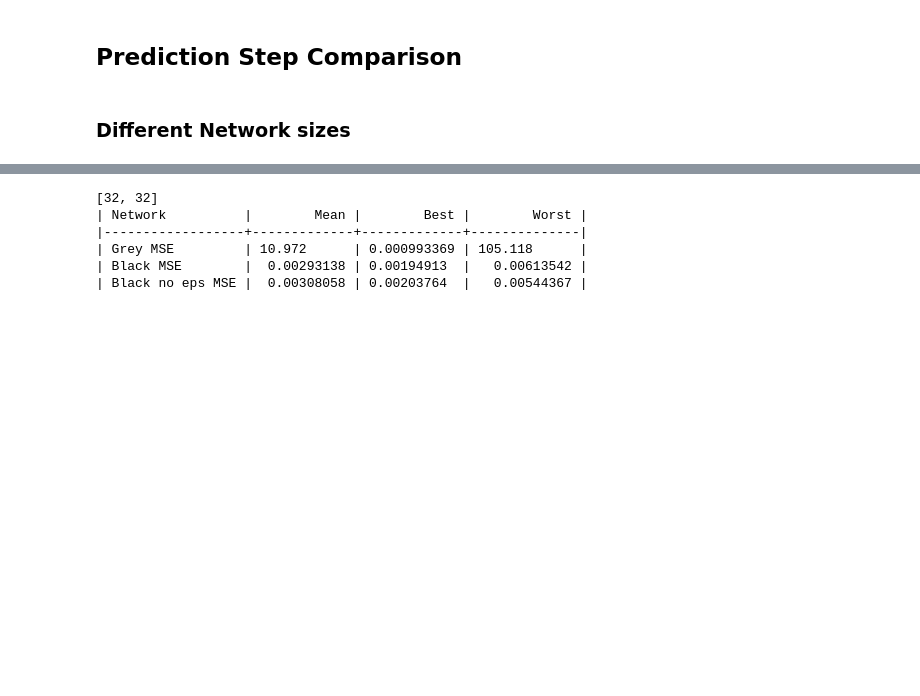
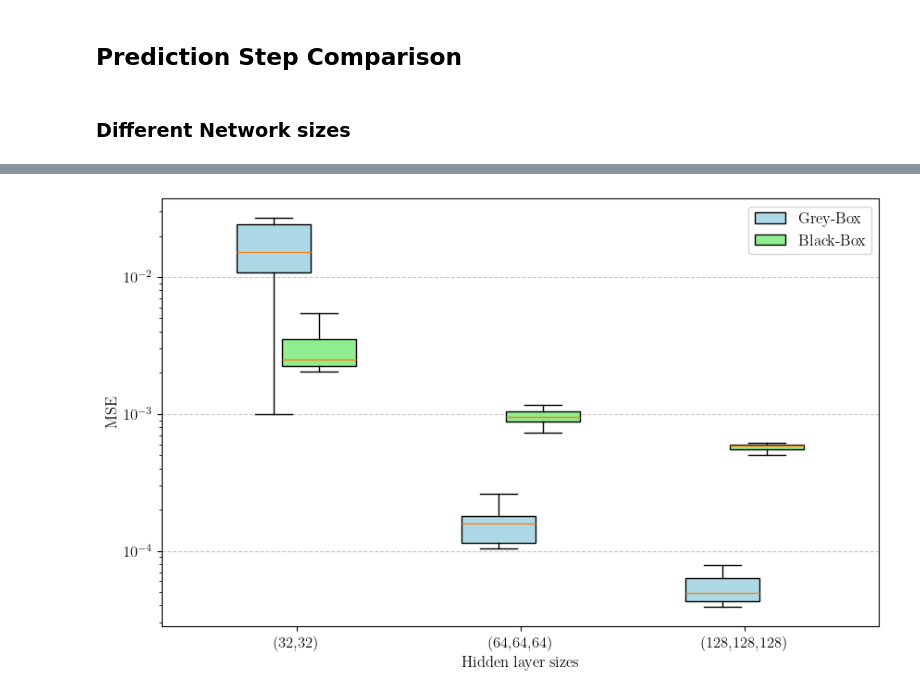
Before and after one commit to OliverSchw/dpc_project, a Jupyter notebook: final_notebooks/4.1.model_comparison_prediction.ipynb, the cells around one changed output, grey strips where cells are left out. Cells and saved outputs as stored; diff of their text form; code cells hidden in the pictures; blank space fills up the shorter version.

Commit message:
added new pictures and evaluation

```diff
--- a/final_notebooks/4.1.model_comparison_prediction.ipynb
+++ b/final_notebooks/4.1.model_comparison_prediction.ipynb
@@ -380,6 +380,6 @@ def mse_metrics(size):
 # %%
 from tabulate import tabulate
 # %%
-mse_grey,mse_black,mse_black_no_eps=mse_metrics([128,128,128,128])
-print([128,128,128,128])
-print(tabulate([['Grey MSE', jnp.mean(jnp.array(mse_grey)),jnp.min(jnp.array(mse_grey)),jnp.max(jnp.array(mse_grey))], ['Black MSE',jnp.mean(jnp.array(mse_black)),jnp.min(jnp.array(mse_black)),jnp.max(jnp.array(mse_black))],['Black no eps MSE', jnp.mean(jnp.array(mse_black_no_eps)),jnp.min(jnp.array(mse_black_no_eps)),jnp.max(jnp.array(mse_black_no_eps))]], headers=['Network', 'Mean', "Best" ,"Worst"], tablefmt='orgtbl'))
+mse_grey_big,mse_black,mse_black_no_eps_big=mse_metrics([128,128,128,128])
+#print([128,128,128,128])
+#print(tabulate([['Grey MSE', jnp.mean(jnp.array(mse_grey_big)),jnp.min(jnp.array(mse_grey_big)),jnp.max(jnp.array(mse_grey_big))], ['Black MSE',jnp.mean(jnp.array(mse_black)),jnp.min(jnp.array(mse_black)),jnp.max(jnp.array(mse_black))],['Black no eps MSE', jnp.mean(jnp.array(mse_black_no_eps)),jnp.min(jnp.array(mse_black_no_eps)),jnp.max(jnp.array(mse_black_no_eps))]], headers=['Network', 'Mean', "Best" ,"Worst"], tablefmt='orgtbl'))
@@ -393,4 +386,4 @@ print(tabulate([['Grey MSE', jnp.mean(jnp.array(mse_grey)),jnp.min(jnp.array(mse
 # %%
-mse_grey,mse_black,mse_black_no_eps=mse_metrics([64,64,64])
-print([64,64,64])
-print(tabulate([['Grey MSE', jnp.mean(jnp.array(mse_grey)),jnp.min(jnp.array(mse_grey)),jnp.max(jnp.array(mse_grey))], ['Black MSE',jnp.mean(jnp.array(mse_black)),jnp.min(jnp.array(mse_black)),jnp.max(jnp.array(mse_black))],['Black no eps MSE', jnp.mean(jnp.array(mse_black_no_eps)),jnp.min(jnp.array(mse_black_no_eps)),jnp.max(jnp.array(mse_black_no_eps))]], headers=['Network', 'Mean', "Best" ,"Worst"], tablefmt='orgtbl'))
+mse_grey_medium,mse_black,mse_black_no_eps_medium=mse_metrics([64,64,64])
+#print([64,64,64])
+#print(tabulate([['Grey MSE', jnp.mean(jnp.array(mse_grey)),jnp.min(jnp.array(mse_grey)),jnp.max(jnp.array(mse_grey))], ['Black MSE',jnp.mean(jnp.array(mse_black)),jnp.min(jnp.array(mse_black)),jnp.max(jnp.array(mse_black))],['Black no eps MSE', jnp.mean(jnp.array(mse_black_no_eps)),jnp.min(jnp.array(mse_black_no_eps)),jnp.max(jnp.array(mse_black_no_eps))]], headers=['Network', 'Mean', "Best" ,"Worst"], tablefmt='orgtbl'))
@@ -404,11 +390,59 @@ print(tabulate([['Grey MSE', jnp.mean(jnp.array(mse_grey)),jnp.min(jnp.array(mse
 # %%
-mse_grey,mse_black,mse_black_no_eps=mse_metrics([32,32])
-print([32,32])
-print(tabulate([['Grey MSE', jnp.mean(jnp.array(mse_grey)),jnp.min(jnp.array(mse_grey)),jnp.max(jnp.array(mse_grey))], ['Black MSE',jnp.mean(jnp.array(mse_black)),jnp.min(jnp.array(mse_black)),jnp.max(jnp.array(mse_black))],['Black no eps MSE', jnp.mean(jnp.array(mse_black_no_eps)),jnp.min(jnp.array(mse_black_no_eps)),jnp.max(jnp.array(mse_black_no_eps))]], headers=['Network', 'Mean', "Best" ,"Worst"], tablefmt='orgtbl'))
+mse_grey_small,mse_black,mse_black_no_eps_small=mse_metrics([32,32])
+#print([32,32])
+#print(tabulate([['Grey MSE', jnp.mean(jnp.array(mse_grey)),jnp.min(jnp.array(mse_grey)),jnp.max(jnp.array(mse_grey))], ['Black MSE',jnp.mean(jnp.array(mse_black)),jnp.min(jnp.array(mse_black)),jnp.max(jnp.array(mse_black))],['Black no eps MSE', jnp.mean(jnp.array(mse_black_no_eps)),jnp.min(jnp.array(mse_black_no_eps)),jnp.max(jnp.array(mse_black_no_eps))]], headers=['Network', 'Mean', "Best" ,"Worst"], tablefmt='orgtbl'))
-# %% [output]
-[32, 32]
-| Network          |        Mean |        Best |        Worst |
-|------------------+-------------+-------------+--------------|
-| Grey MSE         | 10.972      | 0.000993369 | 105.118      |
-| Black MSE        |  0.00293138 | 0.00194913  |   0.00613542 |
-| Black no eps MSE |  0.00308058 | 0.00203764  |   0.00544367 |
+# %%
+tex_fonts = {
+    # Use LaTeX to write all text
+    "text.usetex": True,
+    "font.family": "serif",
+    'font.serif' : 'Computer Modern Roman',
+    # Use 10pt font in plots, to match 10pt font in document
+    "axes.labelsize": 12,
+    "font.size": 12,
+    # Make the legend/label fonts a little smaller
+    "legend.fontsize": 12,
+    "xtick.labelsize": 12,
+    "ytick.labelsize": 12,
+}
+plt.rcParams.update(tex_fonts)
+
+# Daten gruppieren: Jeweils gleiche Größen nebeneinander
+data = [
+    mse_grey_small, mse_black_no_eps_small,
+    mse_grey_medium, mse_black_no_eps_medium,
+    mse_grey_big, mse_black_no_eps_big
+]
+
+size_labels = [r"(32,32)", r"(64,64,64)", r"(128,128,128)"]
+positions = [1, 1.2, 2, 2.2, 3, 3.2]  # Leicht versetzte Positionen
+
+# Farben definieren
+colors = ["lightblue", "lightgreen"]
+
+# Boxplot erstellen
+fig=plt.figure(figsize=(10, 6))
+bp = plt.boxplot(data, positions=positions, showfliers=False, patch_artist=True)
+
+# Farben zuweisen
+for i, box in enumerate(bp['boxes']):
+    box.set_facecolor(colors[i % 2])
+
+# Achsenbeschriftung anpassen
+plt.xticks([1.1, 2.1, 3.1], size_labels)  # Gemeinsame Labels für gleiche Größen
+plt.yscale('log')  # Log-Skalierung zur besseren Darstellung
+plt.ylabel(r"MSE")
+plt.xlabel(r"Hidden layer sizes")
+#plt.title(r"MSE Boxplot for Grey- and Black-Box Models")
+plt.grid(axis='y', linestyle='--', alpha=0.7)
+
+# Legende hinzufügen
+plt.legend([bp['boxes'][0], bp['boxes'][1]], ["Grey-Box", "Black-Box"], loc="upper right")
+
+# Plot anzeigen
+
+#plt.tight_layout()
+fig.show()
+plt.savefig('pictures/Predict_comp.pdf', bbox_inches="tight")
+# %% [output]
+[figure, added]
```
Also changed, not shown: parts of 4 cells of this notebook, 16 other files.
